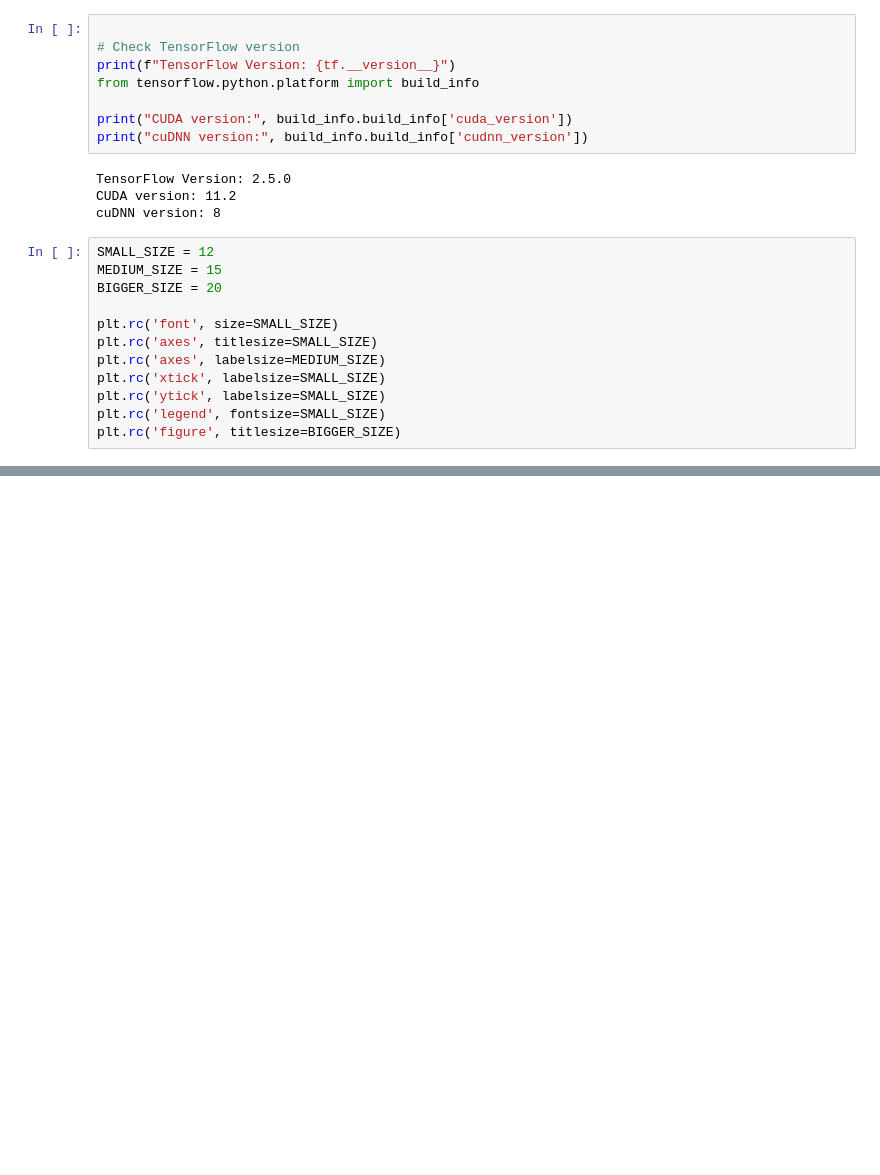
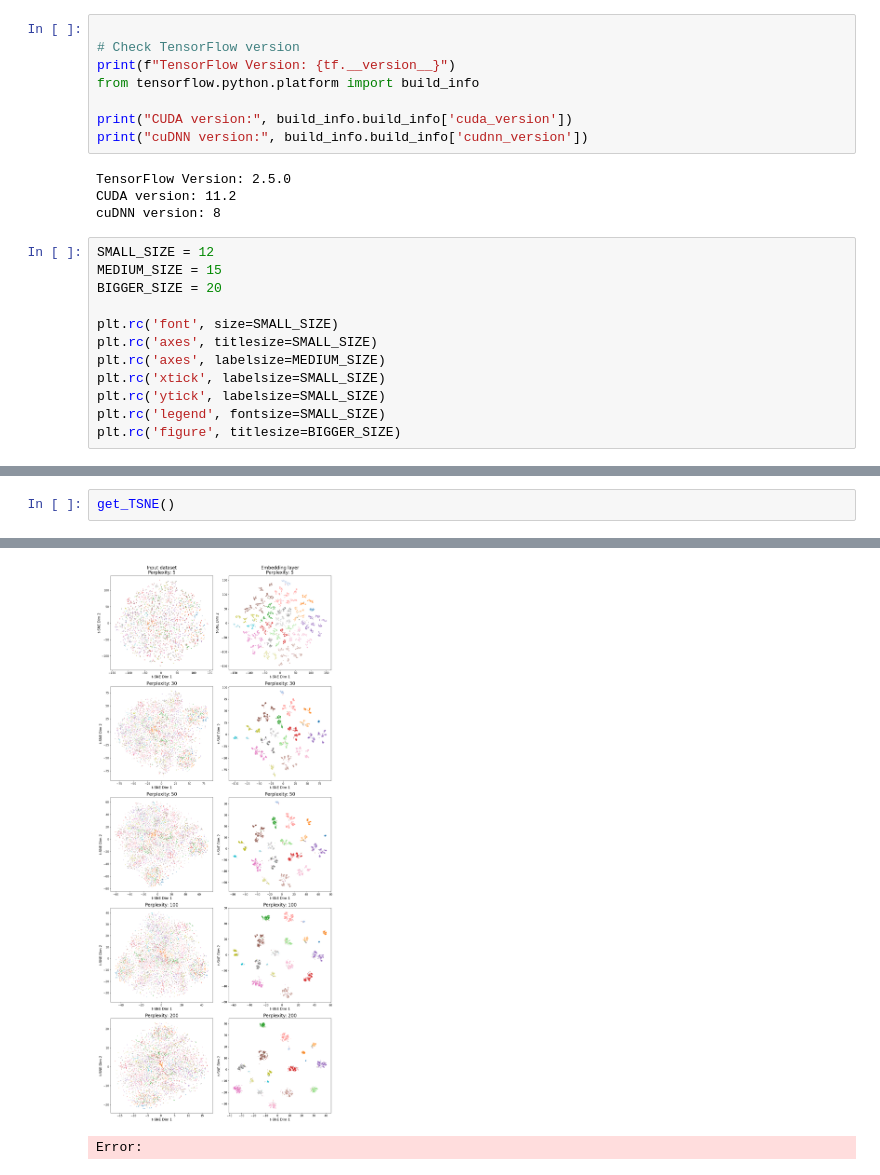
Before and after one commit to ljf441/mnist_add, a Jupyter notebook: pipeline.ipynb, the cells around one changed output, grey strips where cells are left out. Saved outputs shown, nothing was run; the diff lists cells and outputs as text; blank space fills up the shorter version.

Commit message:
tsne

```diff
--- a/pipeline.ipynb
+++ b/pipeline.ipynb
@@ -435,0 +485,3 @@ Error:
+# %%
+get_TSNE()
+# %% [output]
@@ -435,0 +489,2 @@ Error:
+[figure, added]
+Error:
```
Also changed, not shown: parts of 27 cells of this notebook, 10 other files.
